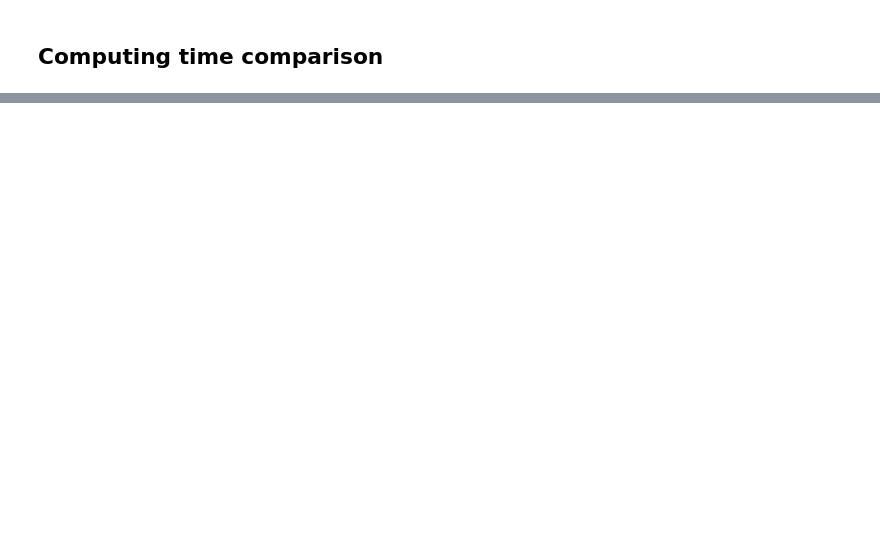
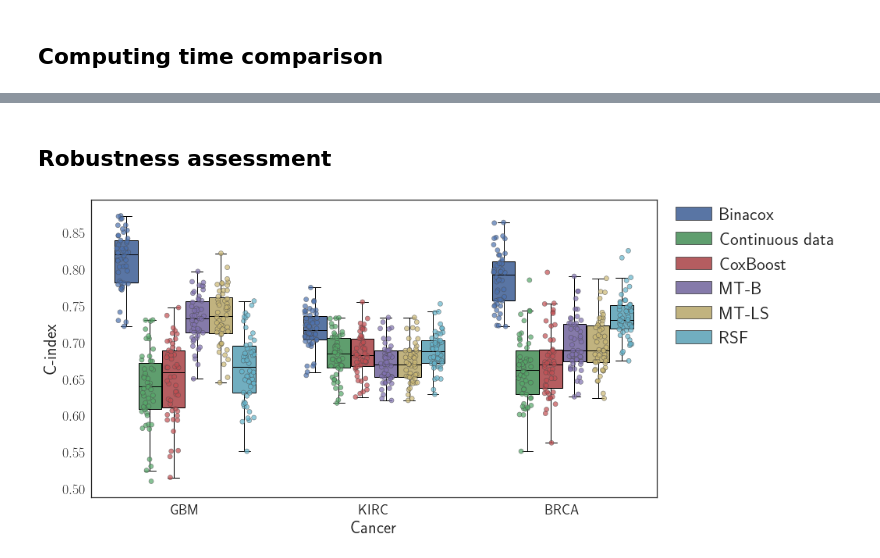
Before and after one commit to SimonBussy/binacox, a Jupyter notebook: tcga/results.ipynb, the cells around one changed output, grey strips where cells are left out. Saved outputs shown, nothing was run; the diff lists cells and outputs as text; code cells hidden in the pictures; blank space fills up the shorter version.

```diff
--- a/tcga/results.ipynb
+++ b/tcga/results.ipynb
@@ -654,0 +653,2 @@ pl.show()
+# %% [markdown]
+## Robustness assessment
@@ -654,0 +741,31 @@ pl.show()
+# %%
+import matplotlib.pyplot as plt
+
+boxprops = {'edgecolor': 'k', 'lw': 1}
+lineprops = {'color': 'k', 'lw': 1}
+hue_order = ['Binacox', 'Continuous data', 'CoxBoost', 'MT-B', 'MT-LS', 'RSF']
+
+boxplot_kwargs = {'boxprops': boxprops, 'medianprops': lineprops,
+                  'whiskerprops': lineprops, 'capprops': lineprops,
+                  'width': 0.75, 'hue_order': hue_order}
+
+stripplot_kwargs = {'linewidth': 0.6, 'size': 6, 'alpha': 0.7, 'hue_order': hue_order}
+
+fig, ax = plt.subplots(figsize=(13, 7))
+result['C-index'] = result['C-index'].astype(float)
+b = sns.boxplot(x='Cancer', y='C-index', hue='Model', data=result, ax=ax,
+    fliersize=0, **boxplot_kwargs)
+sns.stripplot(x='Cancer', y='C-index', hue='Model', data=result, ax=ax,
+    split=True, jitter=0.2, **stripplot_kwargs)
+
+b.set_xlabel("Cancer",fontsize=22)
+b.set_ylabel("C-index",fontsize=22)
+b.tick_params(labelsize=18)
+
+handles, labels = ax.get_legend_handles_labels()
+lgd = ax.legend(handles[0:6], labels[0:6], handletextpad=0.5, bbox_to_anchor=(1.02, 1),
+                loc=2, borderaxespad=0, fontsize=23)
+pl.savefig('./figures/results_tcga.pdf', bbox_inches='tight')
+pl.show()
+# %% [output]
+[figure, added]
```
Also changed, not shown: parts of 5 cells of this notebook, 21 other files.
